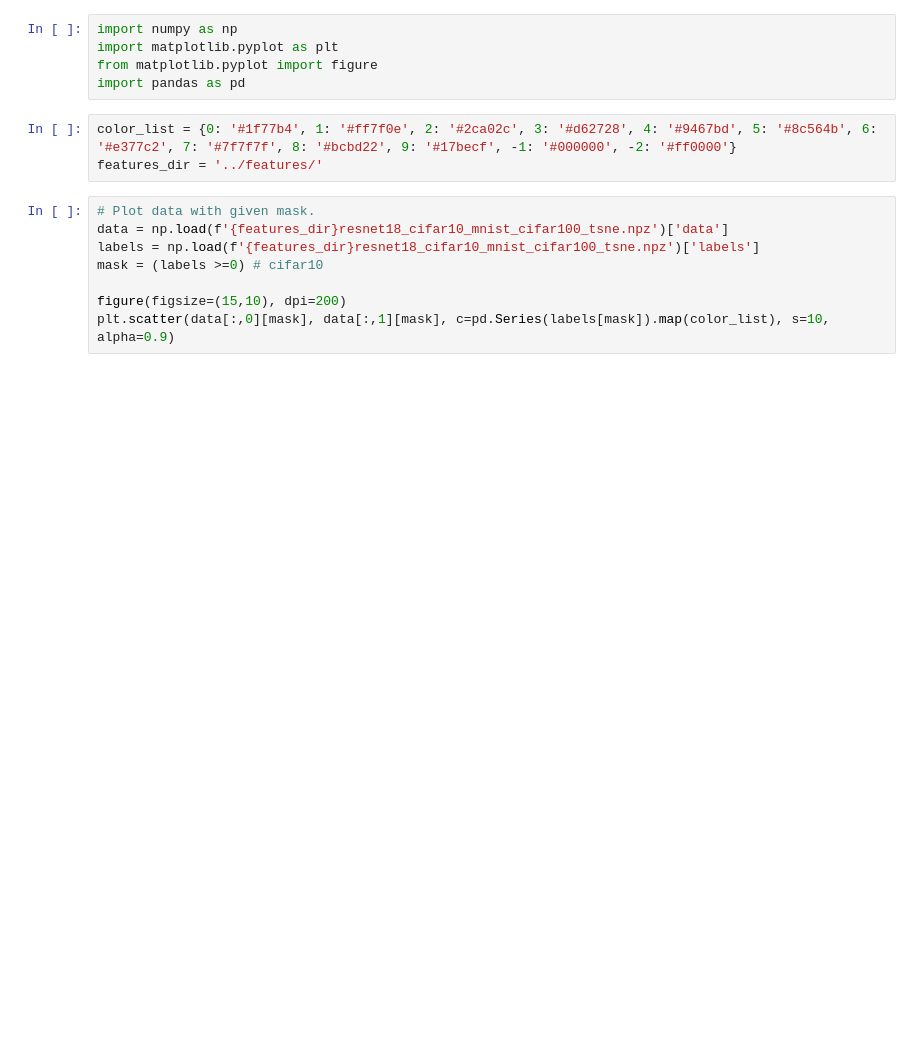
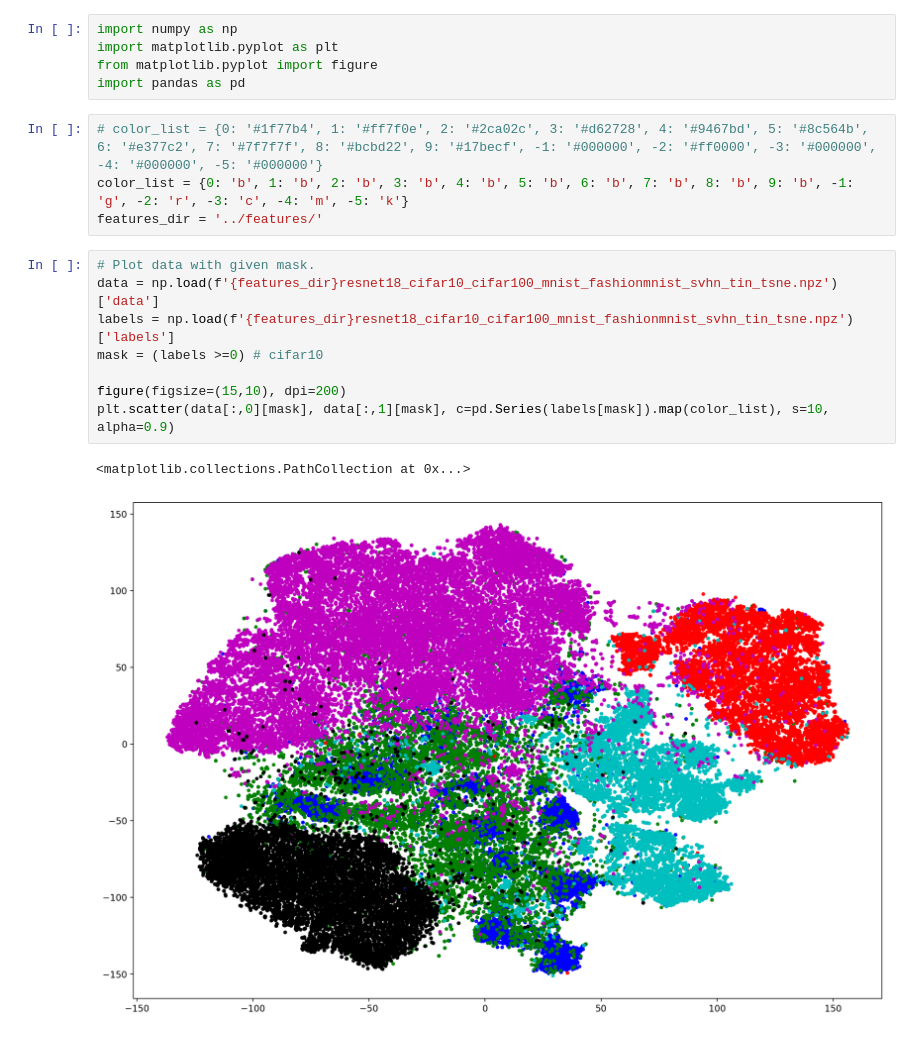
Before and after one commit to KonradBialek/near-far-ood, a Jupyter notebook: src/plot.ipynb, the cells around one changed output. Saved outputs shown, nothing was run; the diff lists cells and outputs as text; blank space fills up the shorter version.

Commit message:
generalize plot.ipynb

```diff
--- a/src/plot.ipynb
+++ b/src/plot.ipynb
@@ -4,15 +4,19 @@ import matplotlib.pyplot as plt
 from matplotlib.pyplot import figure
 import pandas as pd
 # %%
-color_list = {0: '#1f77b4', 1: '#ff7f0e', 2: '#2ca02c', 3: '#d62728', 4: '#9467bd', 5: '#8c564b', 6: '#e377c2', 7: '#7f7f7f', 8: '#bcbd22', 9: '#17becf', -1: '#000000', -2: '#ff0000'}
+# color_list = {0: '#1f77b4', 1: '#ff7f0e', 2: '#2ca02c', 3: '#d62728', 4: '#9467bd', 5: '#8c564b', 6: '#e377c2', 7: '#7f7f7f', 8: '#bcbd22', 9: '#17becf', -1: '#000000', -2: '#ff0000', -3: '#000000', -4: '#000000', -5: '#000000'}
+color_list = {0: 'b', 1: 'b', 2: 'b', 3: 'b', 4: 'b', 5: 'b', 6: 'b', 7: 'b', 8: 'b', 9: 'b', -1: 'g', -2: 'r', -3: 'c', -4: 'm', -5: 'k'}
 features_dir = '../features/'
 # %%
 # Plot data with given mask.
-data = np.load(f'{features_dir}resnet18_cifar10_mnist_cifar100_tsne.npz')['data']
-labels = np.load(f'{features_dir}resnet18_cifar10_mnist_cifar100_tsne.npz')['labels']
+data = np.load(f'{features_dir}resnet18_cifar10_cifar100_mnist_fashionmnist_svhn_tin_tsne.npz')['data']
+labels = np.load(f'{features_dir}resnet18_cifar10_cifar100_mnist_fashionmnist_svhn_tin_tsne.npz')['labels']
 mask = (labels >=0) # cifar10
 
 figure(figsize=(15,10), dpi=200)
 plt.scatter(data[:,0][mask], data[:,1][mask], c=pd.Series(labels[mask]).map(color_list), s=10, alpha=0.9)
+# %% [output]
+<matplotlib.collections.PathCollection at 0x...>
+[figure, added]
 # %%
 # Plot histograms of distance of data with given mask.
```
Also changed, not shown: parts of 1 cell of this notebook.
